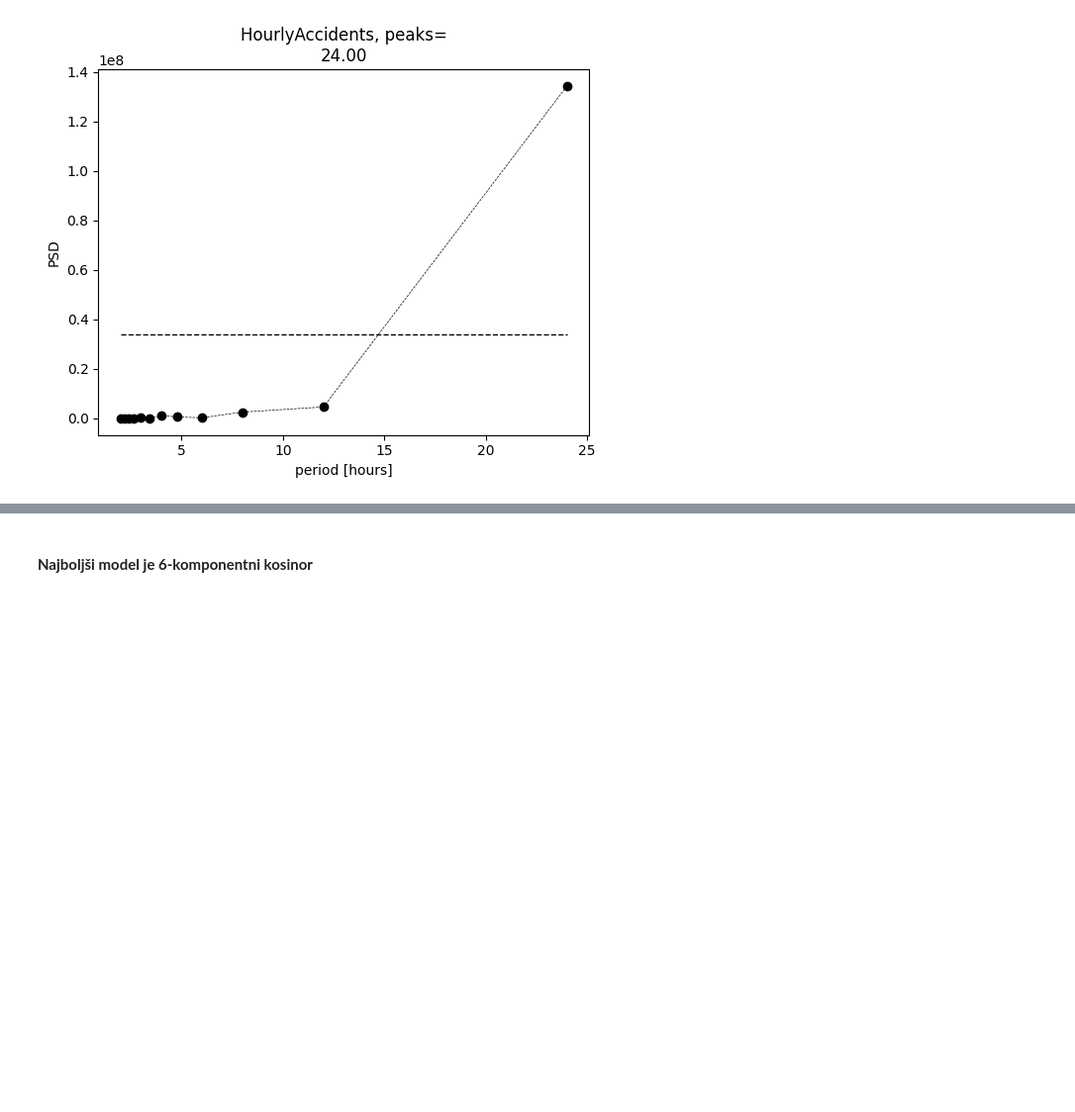
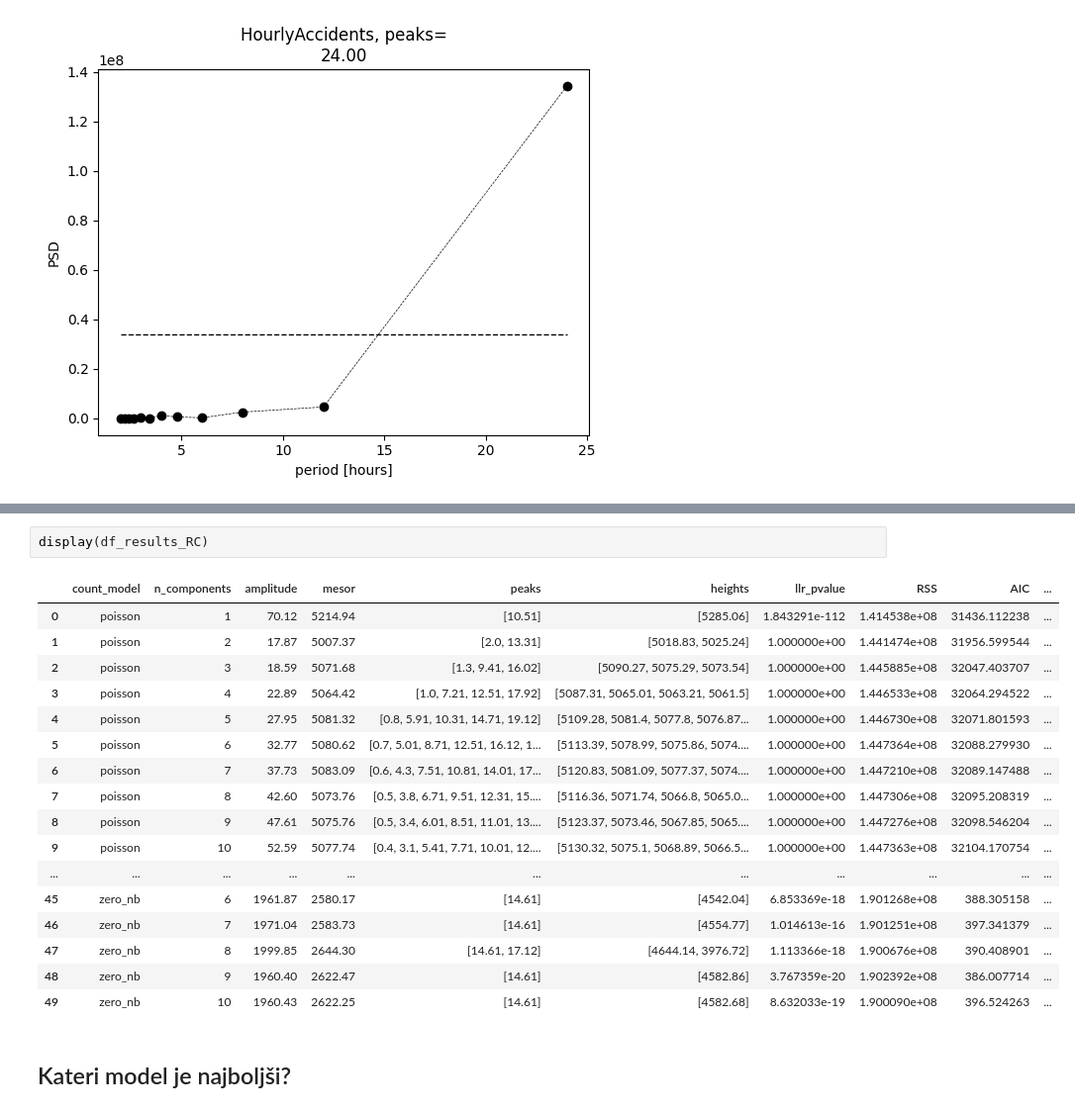
Before and after one commit to hanaskitek/diplomska-git, a Jupyter notebook: 05_kosinor_cez_dan.ipynb, the cells around one changed output, grey strips where cells are left out. Shown at 99% size. Drawn from its saved outputs; the diff is of its cells as text; blank space fills up the shorter version.

```diff
--- a/05_kosinor_cez_dan.ipynb
+++ b/05_kosinor_cez_dan.ipynb
@@ -78,2 +95,22 @@ df_best_model
+# %%
+display(df_results_RC)
+# %% [output]
+|  | count_model | n_components | amplitude | mesor | peaks | heights | llr_pvalue | RSS | AIC | ... |
+| 0 | poisson | 1 | 70.12 | 5214.94 | [10.51] | [5285.06] | 1.843291e-112 | 1.414538e+08 | 31436.112238 | ... |
+| 1 | poisson | 2 | 17.87 | 5007.37 | [2.0, 13.31] | [5018.83, 5025.24] | 1.000000e+00 | 1.441474e+08 | 31956.599544 | ... |
+| 2 | poisson | 3 | 18.59 | 5071.68 | [1.3, 9.41, 16.02] | [5090.27, 5075.29, 5073.54] | 1.000000e+00 | 1.445885e+08 | 32047.403707 | ... |
+| 3 | poisson | 4 | 22.89 | 5064.42 | [1.0, 7.21, 12.51, 17.92] | [5087.31, 5065.01, 5063.21, 5061.5] | 1.000000e+00 | 1.446533e+08 | 32064.294522 | ... |
+| 4 | poisson | 5 | 27.95 | 5081.32 | [0.8, 5.91, 10.31, 14.71, 19.12] | [5109.28, 5081.4, 5077.8, 5076.87... | 1.000000e+00 | 1.446730e+08 | 32071.801593 | ... |
+| 5 | poisson | 6 | 32.77 | 5080.62 | [0.7, 5.01, 8.71, 12.51, 16.12, 1... | [5113.39, 5078.99, 5075.86, 5074.... | 1.000000e+00 | 1.447364e+08 | 32088.279930 | ... |
+| 6 | poisson | 7 | 37.73 | 5083.09 | [0.6, 4.3, 7.51, 10.81, 14.01, 17... | [5120.83, 5081.09, 5077.37, 5074.... | 1.000000e+00 | 1.447210e+08 | 32089.147488 | ... |
+| 7 | poisson | 8 | 42.60 | 5073.76 | [0.5, 3.8, 6.71, 9.51, 12.31, 15.... | [5116.36, 5071.74, 5066.8, 5065.0... | 1.000000e+00 | 1.447306e+08 | 32095.208319 | ... |
+| 8 | poisson | 9 | 47.61 | 5075.76 | [0.5, 3.4, 6.01, 8.51, 11.01, 13.... | [5123.37, 5073.46, 5067.85, 5065.... | 1.000000e+00 | 1.447276e+08 | 32098.546204 | ... |
+| 9 | poisson | 10 | 52.59 | 5077.74 | [0.4, 3.1, 5.41, 7.71, 10.01, 12.... | [5130.32, 5075.1, 5068.89, 5066.5... | 1.000000e+00 | 1.447363e+08 | 32104.170754 | ... |
+| ... | ... | ... | ... | ... | ... | ... | ... | ... | ... | ... |
+| 45 | zero_nb | 6 | 1961.87 | 2580.17 | [14.61] | [4542.04] | 6.853369e-18 | 1.901268e+08 | 388.305158 | ... |
+| 46 | zero_nb | 7 | 1971.04 | 2583.73 | [14.61] | [4554.77] | 1.014613e-16 | 1.901251e+08 | 397.341379 | ... |
+| 47 | zero_nb | 8 | 1999.85 | 2644.30 | [14.61, 17.12] | [4644.14, 3976.72] | 1.113366e-18 | 1.900676e+08 | 390.408901 | ... |
+| 48 | zero_nb | 9 | 1960.40 | 2622.47 | [14.61] | [4582.86] | 3.767359e-20 | 1.902392e+08 | 386.007714 | ... |
+| 49 | zero_nb | 10 | 1960.43 | 2622.25 | [14.61] | [4582.68] | 8.632033e-19 | 1.900090e+08 | 396.524263 | ... |
 # %% [markdown]
-#### **Najboljši model je 6-komponentni kosinor**
+## Kateri model je najboljši?
```
Also changed, not shown: parts of 20 cells of this notebook, 5 other files.
